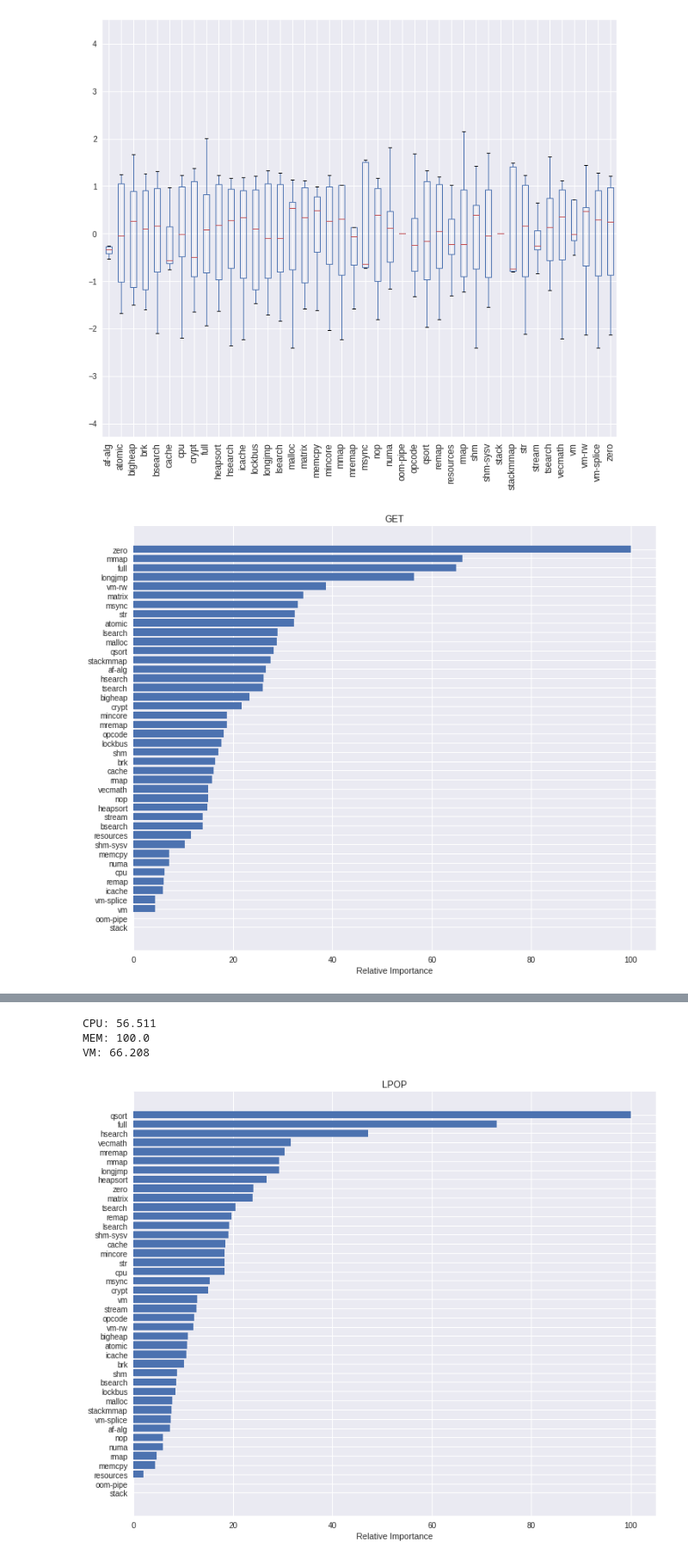
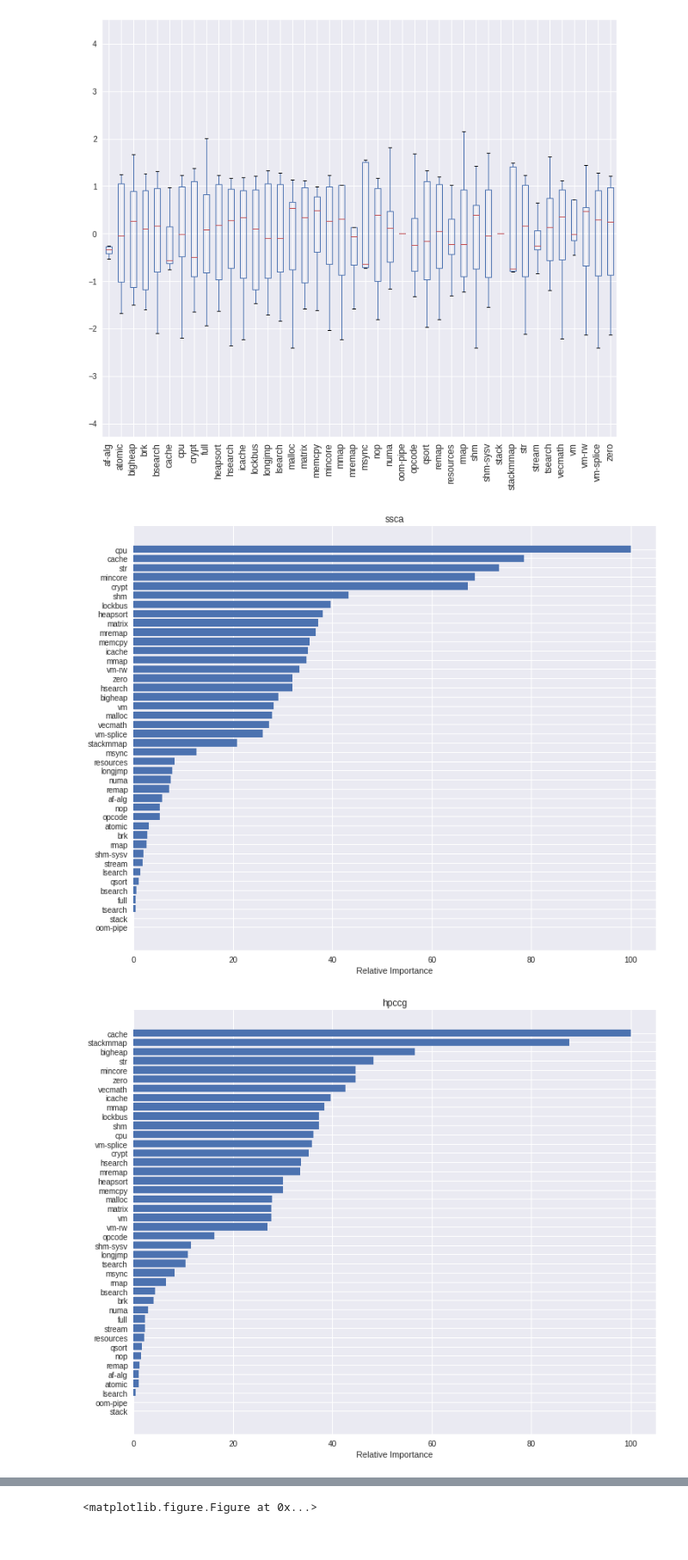
Before and after one commit to ivotron/quiho-popper, a Jupyter notebook: pipelines/single-node/results/visualize.ipynb, the cells around one changed output, grey strips where cells are left out. Shown at 86% size. Drawn from its saved outputs; the diff is of its cells as text; code cells hidden in the pictures.

```diff
--- a/pipelines/single-node/results/visualize.ipynb
+++ b/pipelines/single-node/results/visualize.ipynb
@@ -84,3 +114,0 @@ features.dropna(inplace=True)
-# %%
-# get features that we'll use
-feature_columns = list(pd.Index(df.query('benchmark == "stressng"')['test'].unique()))
@@ -111,4 +114,0 @@ len(feature_columns)
-# %%
-# what we can learn
-apps = features.columns.difference(feature_columns + ['machine+repetition'])
-apps
@@ -204,4 +129,11 @@ dff = pd.DataFrame(z_data, columns=feature_columns)
 # %%
+# now we'll look at the variability across all machines
+rs = np.random.RandomState(1)
+z_scaler = StandardScaler()
+z_data = z_scaler.fit_transform(data[feature_columns])
+
+dff = pd.DataFrame(z_data, columns=feature_columns)
+
 dff.boxplot()
 _ = plt.xticks(rotation=90)
 plt.savefig('figures/stressng_variability.png', dpi=300, bbox_inches='tight')
@@ -238,10 +170,3 @@ def plot_importance(data, feats, apps):
         plt.title(b)
         plt.show()
         plt.savefig('figures/{}.png'.format(b), dpi=300, bbox_inches='tight')
-
-        # print aggregate importance for each class
-        importances = pd.DataFrame({'feature':feats,'importance':np.round(feature_importance,3)})
-        print('CPU: {}'.format(importances.sort_values(by='importance', ascending=False).query('feature in @cpu_stressors')['importance'].values[0]))
-        print('MEM: {}'.format(importances.sort_values(by='importance', ascending=False).query('feature in @memory_stressors')['importance'].values[0]))
-        print('VM: {}'.format(importances.sort_values(by='importance', ascending=False).query('feature in @vm_stressors')['importance'].values[0]))
-        print('')
@@ -261,4 +173,5 @@ def natural_keys(text):
 # %%
-plot_importance(features, feature_columns, apps)
+plot_importance(data, feature_columns, apps)
 # %% [output]
-[figure, old version]
+[figure, new version]
+[figure, new version]
@@ -265,4 +183 @@ plot_importance(features, feature_columns, apps)
-CPU: 56.511
-MEM: 100.0
-VM: 66.208
+<matplotlib.figure.Figure at 0x...>
-[figure, old version]
```
Also changed, not shown: parts of 19 cells of this notebook, 4 other files.
